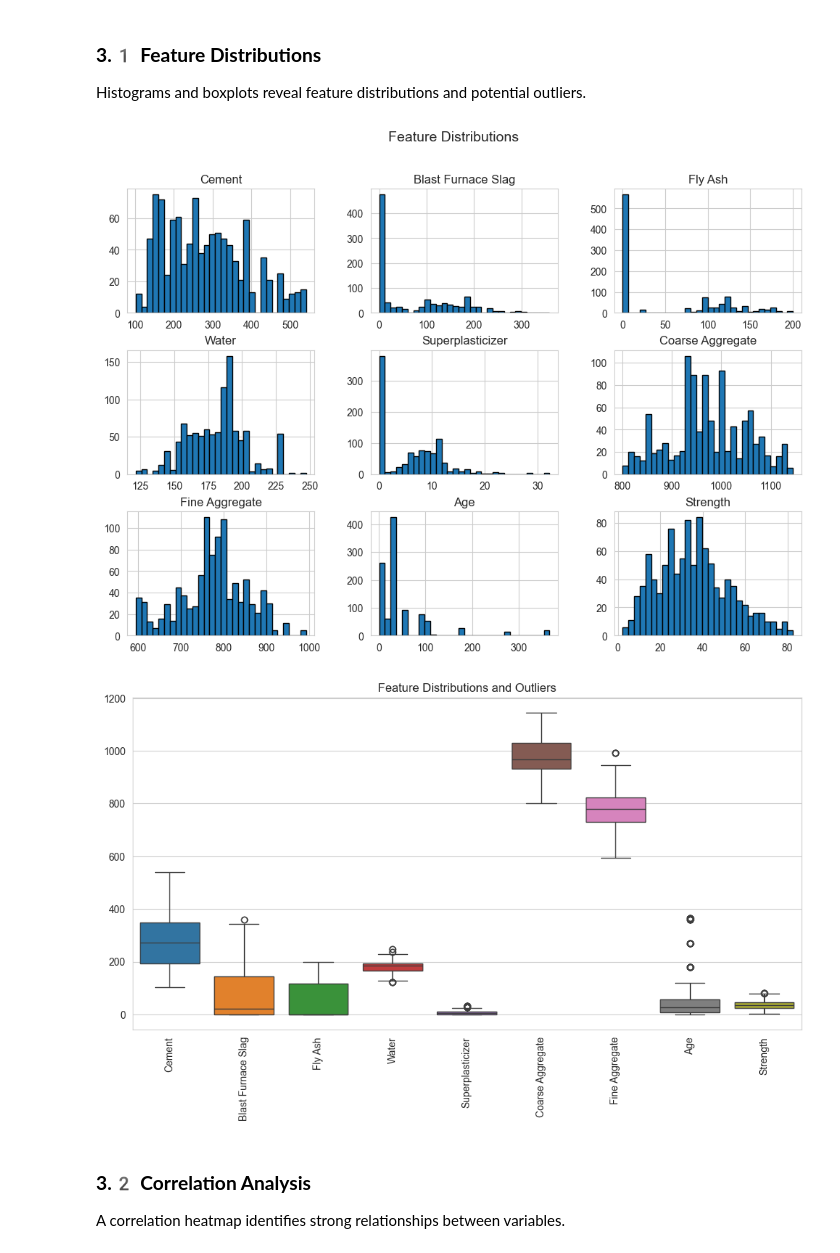
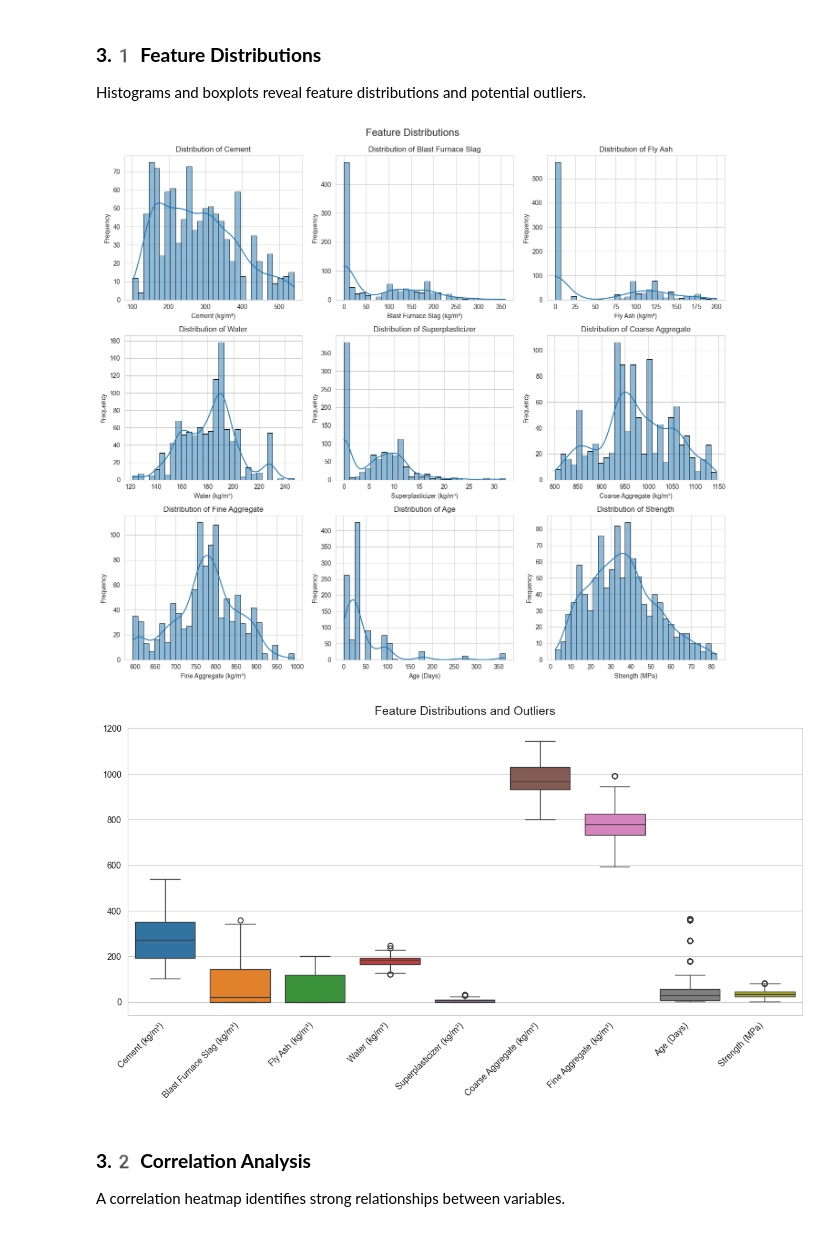
Before and after one commit to elisabellahj/MLing, a Jupyter notebook: A1.ipynb, the cells around one changed output. Saved outputs shown, nothing was run; the diff lists cells and outputs as text; code cells hidden in the pictures.

```diff
--- a/A1.ipynb
+++ b/A1.ipynb
@@ -176,21 +176,47 @@ This step explores the dataset to understand its structure, distributions, and r
 # %% [markdown]
 ### **3.1️ Feature Distributions**
 Histograms and boxplots reveal feature distributions and potential outliers.
-# %%
-# Visualizing feature distributions
-df.hist(figsize=(12, 8), bins=30, edgecolor='black')
-plt.suptitle("Feature Distributions", fontsize=14)
-plt.show()
-
-# Boxplots to detect outliers
-plt.figure(figsize=(12, 6))
-sns.boxplot(data=df)
-plt.xticks(rotation=90)
-plt.title("Feature Distributions and Outliers")
-plt.show()
-# %% [output]
-[figure, removed]
-[figure, removed]
+# %%
+# Define feature names with units
+feature_units = {
+    "Cement": "kg/m³",
+    "Blast Furnace Slag": "kg/m³",
+    "Fly Ash": "kg/m³",
+    "Water": "kg/m³",
+    "Superplasticizer": "kg/m³",
+    "Coarse Aggregate": "kg/m³",
+    "Fine Aggregate": "kg/m³",
+    "Age": "Days",
+    "Strength": "MPa"
+}
+
+# Plot histograms with proper labels
+fig, axes = plt.subplots(3, 3, figsize=(14, 12))  # Create 3x3 grid layout
+
+for ax, col in zip(axes.flatten(), df.columns):
+    sns.histplot(df[col], bins=30, kde=True, ax=ax, edgecolor="black")
+    ax.set_xlabel(f"{col} ({feature_units.get(col, '')})")  # Add units
+    ax.set_ylabel("Frequency")
+    ax.set_title(f"Distribution of {col}")
+
+plt.tight_layout()  # Adjust layout to prevent overlap
+plt.suptitle("Feature Distributions", fontsize=16, y=1.02)  # Move title up
+plt.show()
+# %% [output]
+[figure, added]
+# %%
+plt.figure(figsize=(14, 6))
+sns.boxplot(data=df)
+plt.xticks(rotation=45, ha="right")  # Rotate x-axis labels for readability
+plt.title("Feature Distributions and Outliers", fontsize=14, pad=15)
+
+# Add feature names with units
+ax = plt.gca()
+ax.set_xticklabels([f"{col} ({feature_units.get(col, '')})" for col in df.columns])
+
+plt.show()
+# %% [output]
+[figure, added]
 # %% [markdown]
 ### **3.2️ Correlation Analysis**
 A correlation heatmap identifies strong relationships between variables.
```
Also changed, not shown: parts of 3 cells of this notebook.
